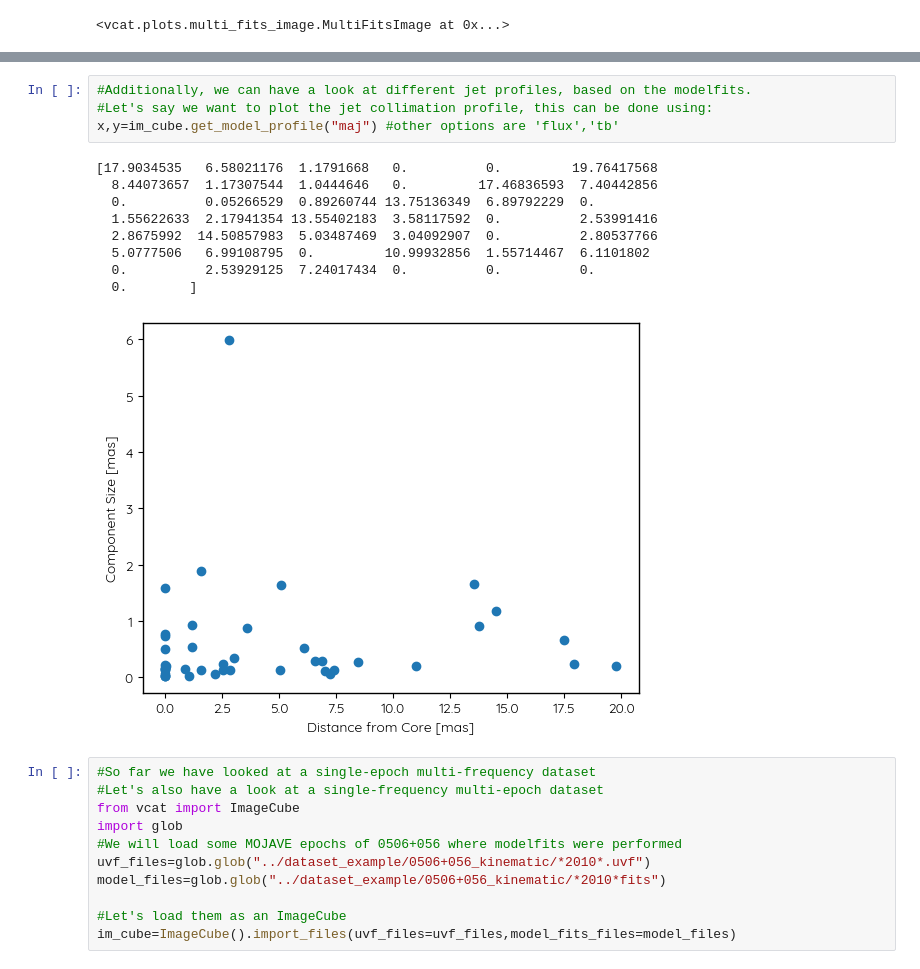
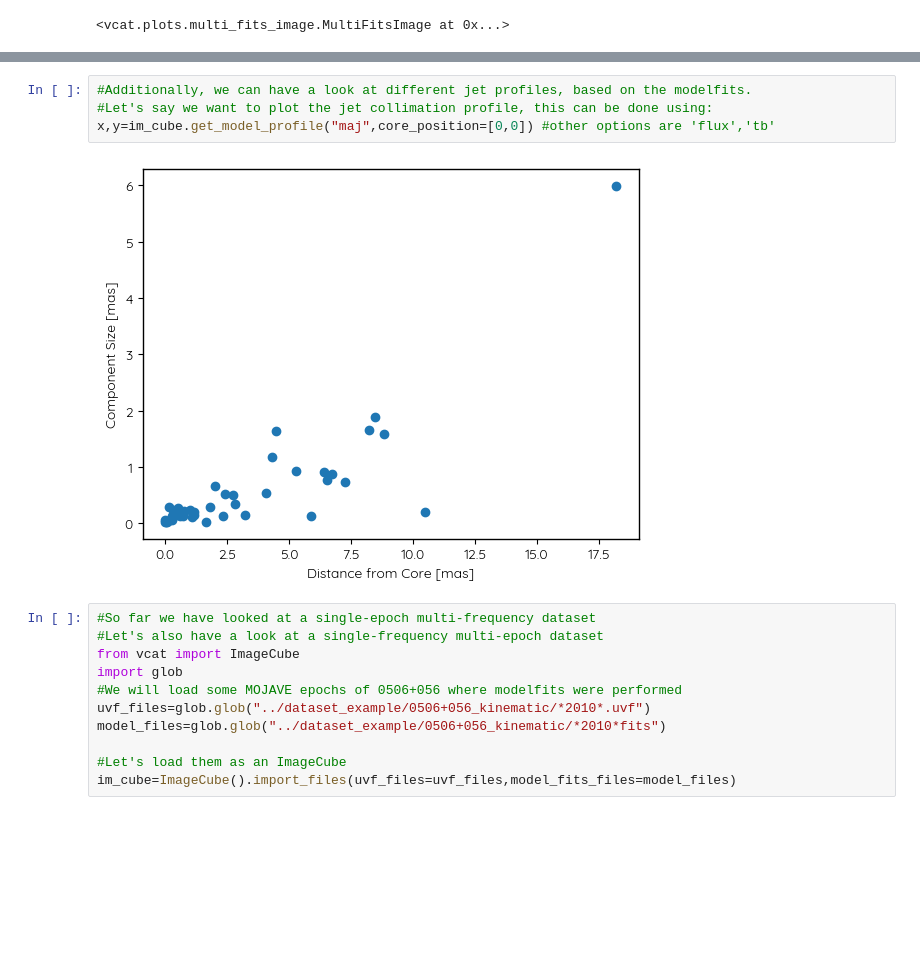
Before and after one commit to mpifr-vlbi/VCAT, a Jupyter notebook: examples/ModelComponents.ipynb, the cells around one changed output, grey strips where cells are left out. Saved outputs shown, nothing was run; the diff lists cells and outputs as text; blank space fills up the shorter version.

Commit message:
fixed bug in get_model_profile

```diff
--- a/examples/ModelComponents.ipynb
+++ b/examples/ModelComponents.ipynb
@@ -174,17 +174,9 @@ im_cube.fit_coreshift(5,plot=True)
 # %%
 #Additionally, we can have a look at different jet profiles, based on the modelfits.
 #Let's say we want to plot the jet collimation profile, this can be done using:
-x,y=im_cube.get_model_profile("maj") #other options are 'flux','tb'
+x,y=im_cube.get_model_profile("maj",core_position=[0,0]) #other options are 'flux','tb'
 # %% [output]
-[17.9034535   6.58021176  1.1791668   0.          0.         19.76417568
-  8.44073657  1.17307544  1.0444646   0.         17.46836593  7.40442856
-  0.          0.05266529  0.89260744 13.75136349  6.89792229  0.
-  1.55622633  2.17941354 13.55402183  3.58117592  0.          2.53991416
-  2.8675992  14.50857983  5.03487469  3.04092907  0.          2.80537766
-  5.0777506   6.99108795  0.         10.99932856  1.55714467  6.1101802
-  0.          2.53929125  7.24017434  0.          0.          0.
-  0.        ]
-[figure, old version]
+[figure, new version]
 # %%
 #So far we have looked at a single-epoch multi-frequency dataset
 #Let's also have a look at a single-frequency multi-epoch dataset
```
Also changed, not shown: parts of 3 cells of this notebook, 2 other files.
